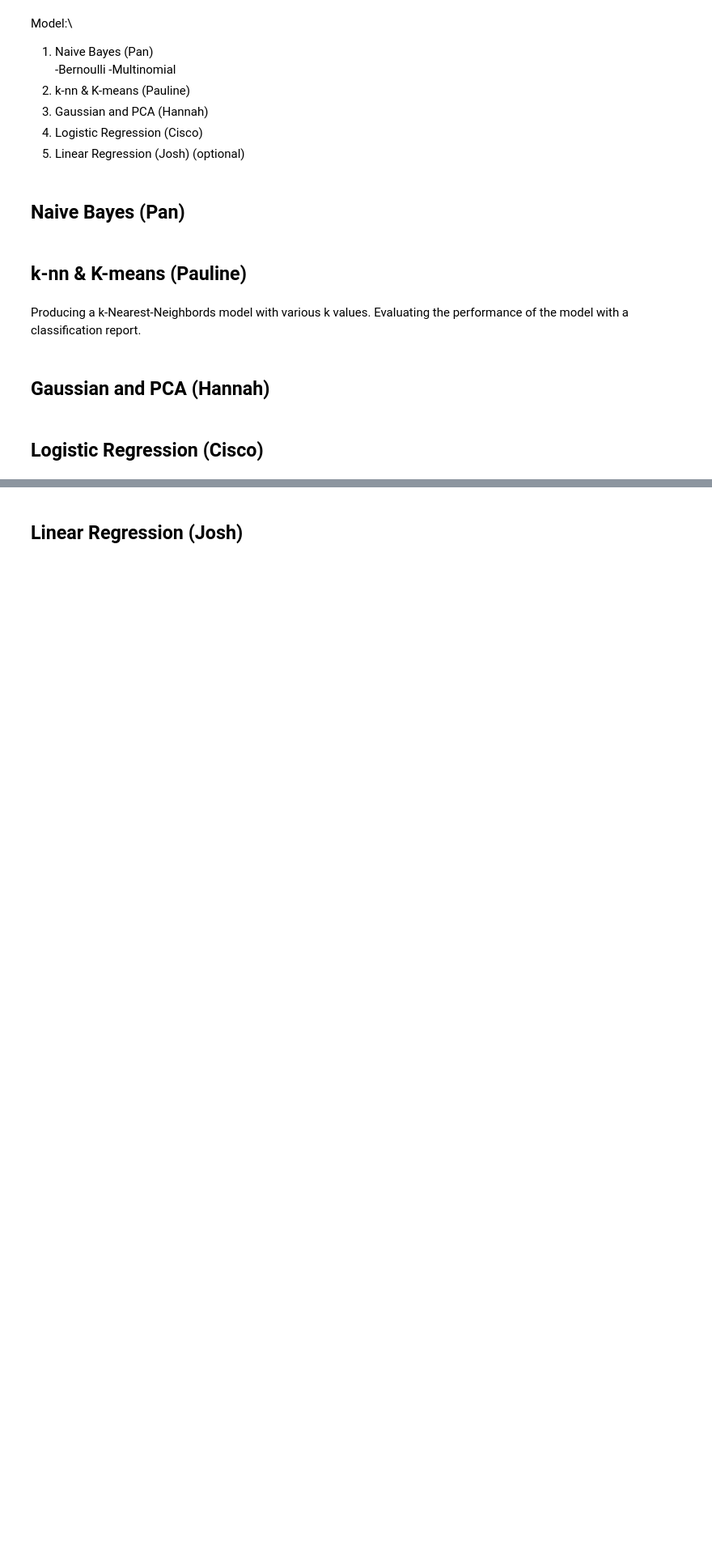
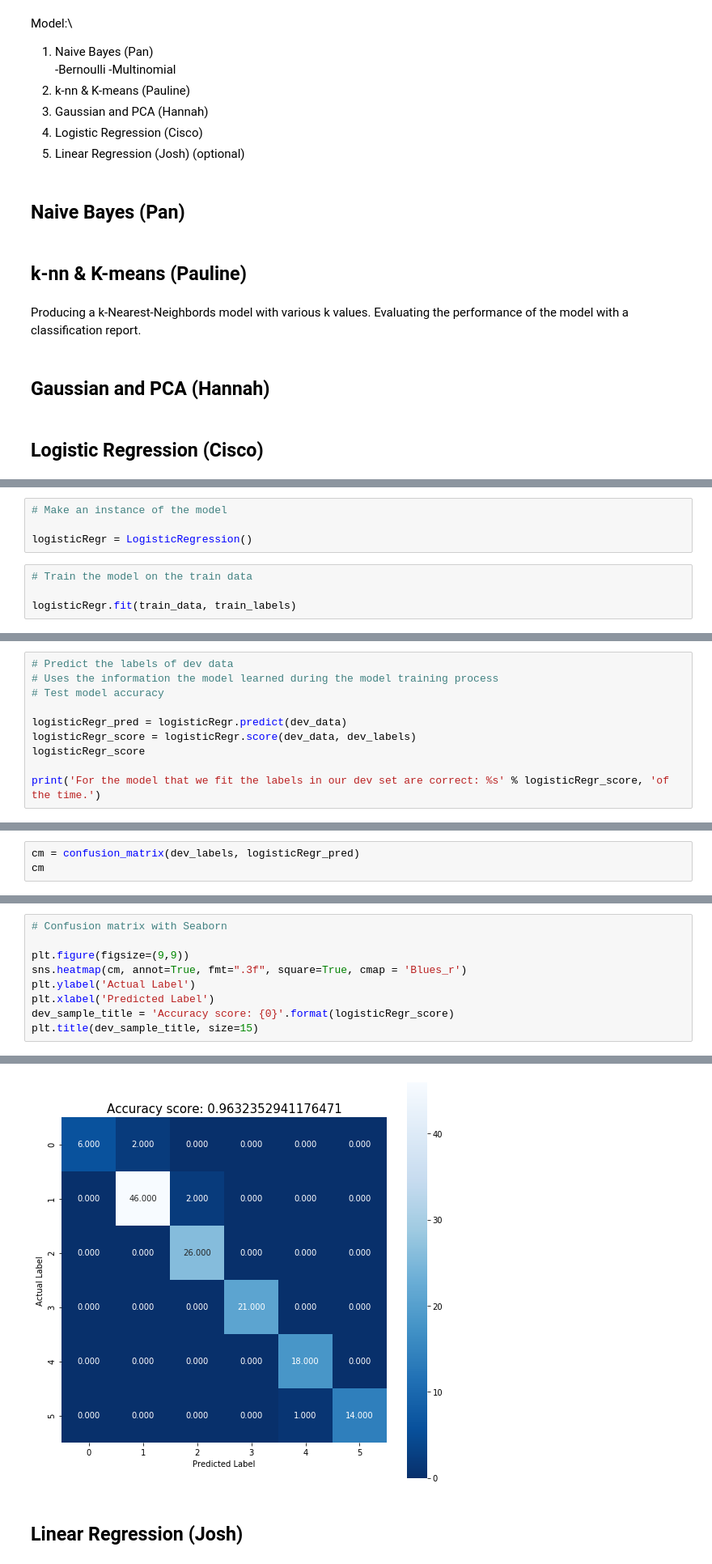
Before and after one commit to pau-you/Wildfires-in-California, a Jupyter notebook: Wildfire_Final_Project.ipynb, the cells around one changed output, grey strips where cells are left out. Shown at 81% size. Saved outputs shown, nothing was run; the diff lists cells and outputs as text; blank space fills up the shorter version.

```diff
--- a/Wildfire_Final_Project.ipynb
+++ b/Wildfire_Final_Project.ipynb
@@ -109,0 +130,8 @@ Producing a k-Nearest-Neighbords model with various k values. Evaluating the per
+# %%
+# Make an instance of the model
+
+logisticRegr = LogisticRegression()
+# %%
+# Train the model on the train data
+
+logisticRegr.fit(train_data, train_labels)
@@ -109,0 +151,10 @@ Producing a k-Nearest-Neighbords model with various k values. Evaluating the per
+# %%
+# Predict the labels of dev data
+# Uses the information the model learned during the model training process
+# Test model accuracy
+
+logisticRegr_pred = logisticRegr.predict(dev_data)
+logisticRegr_score = logisticRegr.score(dev_data, dev_labels)
+logisticRegr_score
+
+print('For the model that we fit the labels in our dev set are correct: %s' % logisticRegr_score, 'of the time.')
@@ -109,0 +165,3 @@ Producing a k-Nearest-Neighbords model with various k values. Evaluating the per
+# %%
+cm = confusion_matrix(dev_labels, logisticRegr_pred)
+cm
@@ -109,0 +175,10 @@ Producing a k-Nearest-Neighbords model with various k values. Evaluating the per
+# %%
+# Confusion matrix with Seaborn
+
+plt.figure(figsize=(9,9))
+sns.heatmap(cm, annot=True, fmt=".3f", square=True, cmap = 'Blues_r')
+plt.ylabel('Actual Label')
+plt.xlabel('Predicted Label')
+dev_sample_title = 'Accuracy score: {0}'.format(logisticRegr_score)
+plt.title(dev_sample_title, size=15)
+# %% [output]
@@ -110,2 +186,3 @@ Producing a k-Nearest-Neighbords model with various k values. Evaluating the per
+[figure, added]
 # %% [markdown]
 ## Linear Regression (Josh)
```
Also changed, not shown: parts of 11 cells of this notebook.
